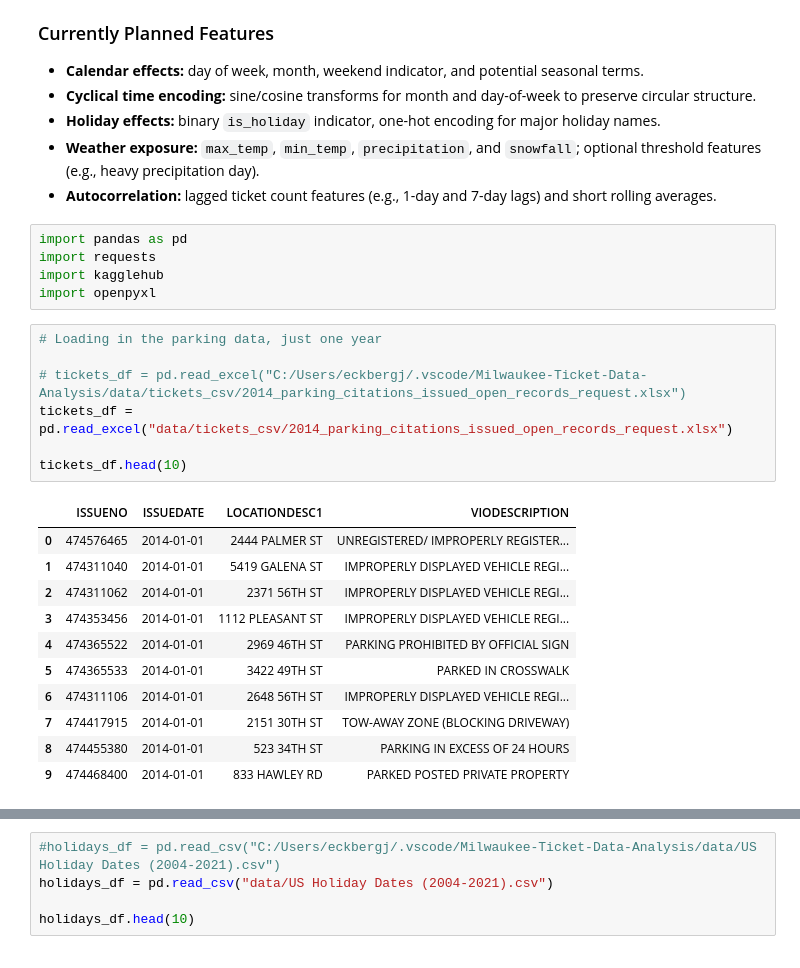
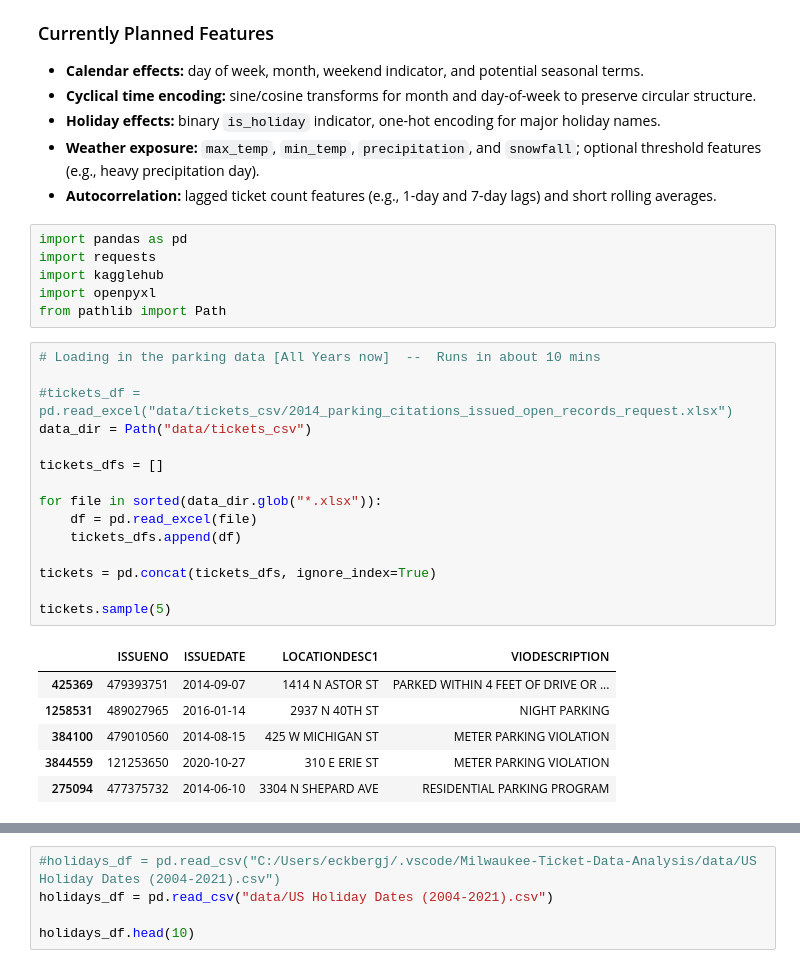
Before and after one commit to Josiah-MSOE/Milwaukee-Ticket-Data-Analysis, a Jupyter notebook: parking_final_project.ipynb, the cells around one changed output, grey strips where cells are left out. Cells and saved outputs as stored; diff of their text form.

```diff
--- a/parking_final_project.ipynb
+++ b/parking_final_project.ipynb
@@ -34,22 +34,26 @@ import pandas as pd
 import requests
 import kagglehub
 import openpyxl
+from pathlib import Path
 # %%
-# Loading in the parking data, just one year
+# Loading in the parking data [All Years now]  --  Runs in about 10 mins
 
-# tickets_df = pd.read_excel("C:/Users/eckbergj/.vscode/Milwaukee-Ticket-Data-Analysis/data/tickets_csv/2014_parking_citations_issued_open_records_request.xlsx")
-tickets_df = pd.read_excel("data/tickets_csv/2014_parking_citations_issued_open_records_request.xlsx")
+#tickets_df = pd.read_excel("data/tickets_csv/2014_parking_citations_issued_open_records_request.xlsx")
+data_dir = Path("data/tickets_csv")
 
-tickets_df.head(10)
+tickets_dfs = []
+
+for file in sorted(data_dir.glob("*.xlsx")):
+    df = pd.read_excel(file)
+    tickets_dfs.append(df)
+
+tickets = pd.concat(tickets_dfs, ignore_index=True)
+
+tickets.sample(5)
 # %% [output]
 |  | ISSUENO | ISSUEDATE | LOCATIONDESC1 | VIODESCRIPTION |
-| 0 | 474576465 | 2014-01-01 | 2444 PALMER ST | UNREGISTERED/ IMPROPERLY REGISTER... |
-| 1 | 474311040 | 2014-01-01 | 5419 GALENA ST | IMPROPERLY DISPLAYED VEHICLE REGI... |
-| 2 | 474311062 | 2014-01-01 | 2371 56TH ST | IMPROPERLY DISPLAYED VEHICLE REGI... |
-| 3 | 474353456 | 2014-01-01 | 1112 PLEASANT ST | IMPROPERLY DISPLAYED VEHICLE REGI... |
-| 4 | 474365522 | 2014-01-01 | 2969 46TH ST | PARKING PROHIBITED BY OFFICIAL SIGN |
-| 5 | 474365533 | 2014-01-01 | 3422 49TH ST | PARKED IN CROSSWALK |
-| 6 | 474311106 | 2014-01-01 | 2648 56TH ST | IMPROPERLY DISPLAYED VEHICLE REGI... |
-| 7 | 474417915 | 2014-01-01 | 2151 30TH ST | TOW-AWAY ZONE (BLOCKING DRIVEWAY) |
-| 8 | 474455380 | 2014-01-01 | 523 34TH ST | PARKING IN EXCESS OF 24 HOURS |
-| 9 | 474468400 | 2014-01-01 | 833 HAWLEY RD | PARKED POSTED PRIVATE PROPERTY |
+| 425369 | 479393751 | 2014-09-07 | 1414 N ASTOR ST | PARKED WITHIN 4 FEET OF DRIVE OR ... |
+| 1258531 | 489027965 | 2016-01-14 | 2937 N 40TH ST | NIGHT PARKING |
+| 384100 | 479010560 | 2014-08-15 | 425 W MICHIGAN ST | METER PARKING VIOLATION |
+| 3844559 | 121253650 | 2020-10-27 | 310 E ERIE ST | METER PARKING VIOLATION |
+| 275094 | 477375732 | 2014-06-10 | 3304 N SHEPARD AVE | RESIDENTIAL PARKING PROGRAM |
```
Also changed, not shown: parts of 8 cells of this notebook.
